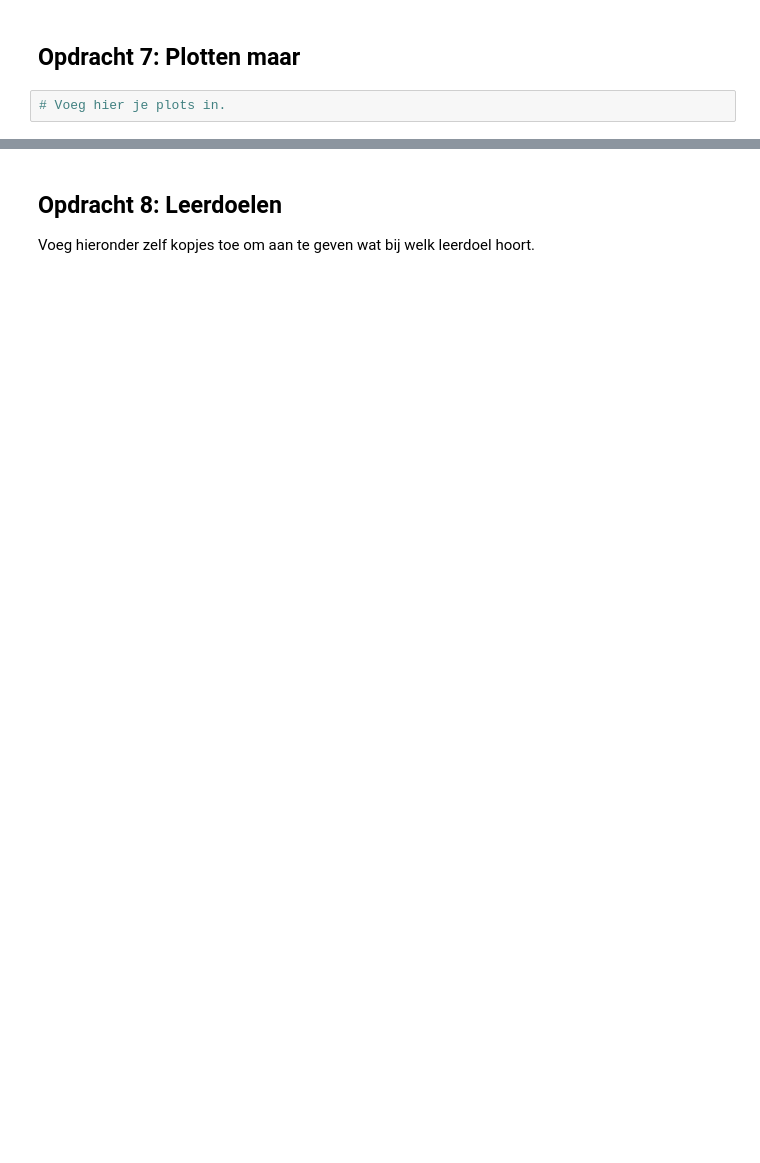
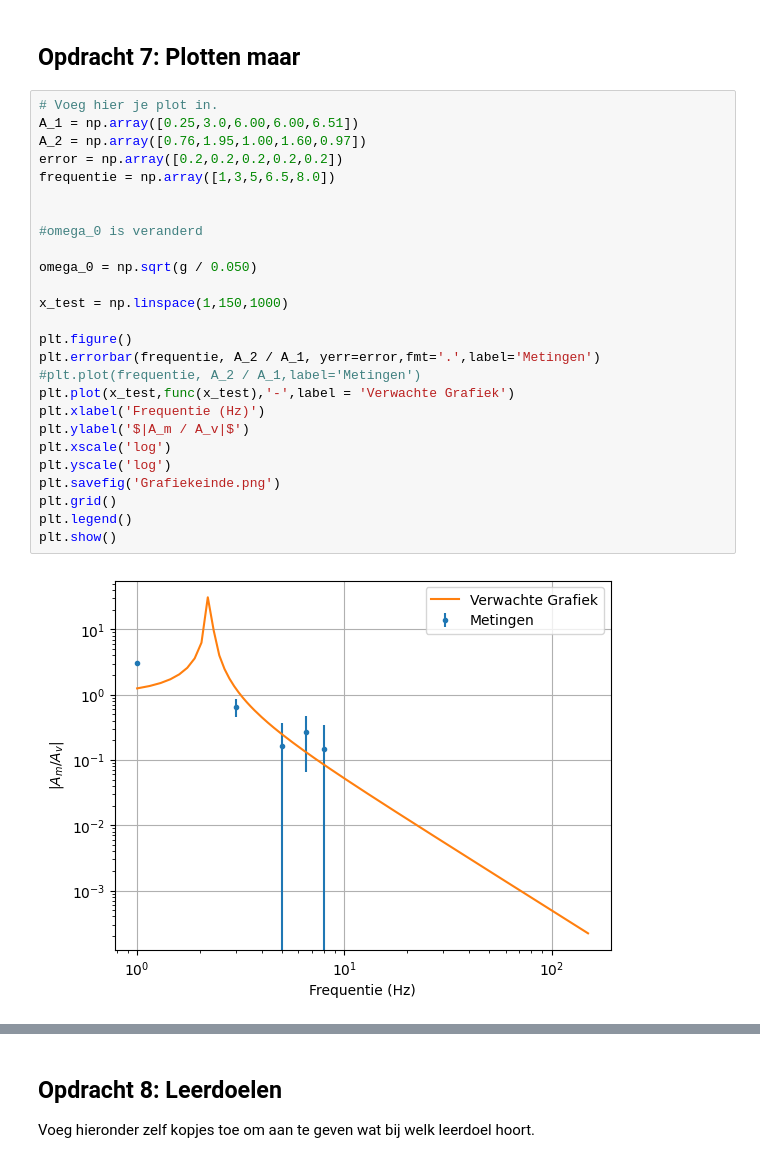
Before and after one commit to Timomloo/opdrachten-DEF-D, a Jupyter notebook: FysiekeOntwerpopdrachten/5MaakEenOpstellingTrillingsvrij/Ontwerpopdracht5MaakEenOpstellingTrillingsvrijInvulTemplate.ipynb, the cells around one changed output, grey strips where cells are left out. Cells and saved outputs as stored; diff of their text form; blank space fills up the shorter version.

```diff
--- a/FysiekeOntwerpopdrachten/5MaakEenOpstellingTrillingsvrij/Ontwerpopdracht5MaakEenOpstellingTrillingsvrijInvulTemplate.ipynb
+++ b/FysiekeOntwerpopdrachten/5MaakEenOpstellingTrillingsvrij/Ontwerpopdracht5MaakEenOpstellingTrillingsvrijInvulTemplate.ipynb
@@ -177,4 +208,30 @@ Als je hier negatief geantwoord hebt, kopieer onder deze cel dan alle cellen van
 # %% [markdown]
 ## Opdracht 7: Plotten maar
 # %%
-# Voeg hier je plots in.
+# Voeg hier je plot in.
+A_1 = np.array([0.25,3.0,6.00,6.00,6.51])
+A_2 = np.array([0.76,1.95,1.00,1.60,0.97])
+error = np.array([0.2,0.2,0.2,0.2,0.2])
+frequentie = np.array([1,3,5,6.5,8.0])
+
+
+#omega_0 is veranderd
+
+omega_0 = np.sqrt(g / 0.050)
+
+x_test = np.linspace(1,150,1000)
+
+plt.figure()
+plt.errorbar(frequentie, A_2 / A_1, yerr=error,fmt='.',label='Metingen')
+#plt.plot(frequentie, A_2 / A_1,label='Metingen')
+plt.plot(x_test,func(x_test),'-',label = 'Verwachte Grafiek')
+plt.xlabel('Frequentie (Hz)')
+plt.ylabel('$|A_m / A_v|$')
+plt.xscale('log')
+plt.yscale('log')
+plt.savefig('Grafiekeinde.png')
+plt.grid()
+plt.legend()
+plt.show()
+# %% [output]
+[figure, added]
```
Also changed, not shown: parts of 8 cells of this notebook, 3 other files.
